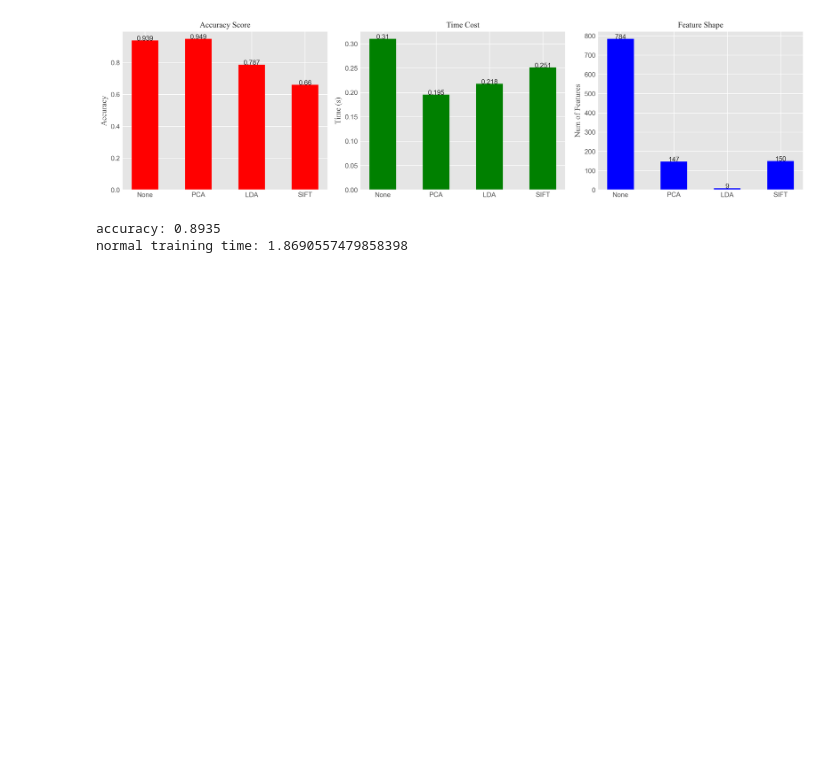
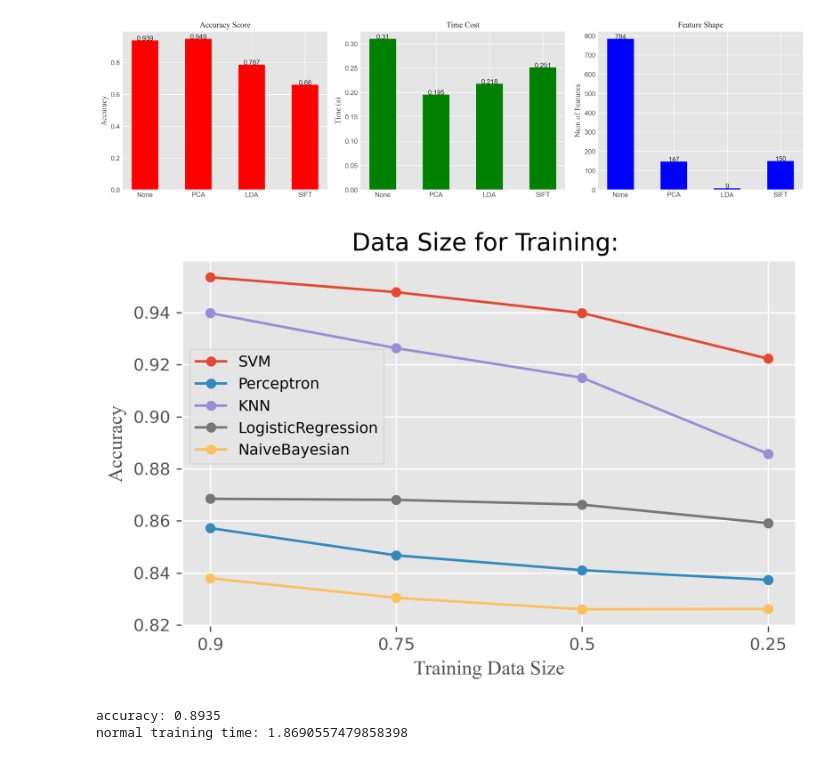
Before and after one commit to wanghchen/CS5487, a Jupyter notebook: Project/CS5487_project.ipynb, the cells around one changed output. Cells and saved outputs as stored; diff of their text form; code cells hidden in the pictures; blank space fills up the shorter version.

```diff
--- a/Project/CS5487_project.ipynb
+++ b/Project/CS5487_project.ipynb
@@ -265,7 +491,7 @@ time: 0.25137763023376464
 feature: 150
 # %%
 X, y = Load_data()
-model_list = ['SVM', 'Perceptron', 'KNN', 'LogisticRegression', 'BayesianRidge']
+model_list = ['SVM', 'Perceptron', 'KNN', 'LogisticRegression', 'NaiveBayesian']
 data_size_list = [0.1, 0.25, 0.5, 0.75]
 model_data_size_dict = {}
 for model in model_list:
@@ -280,18 +506,3 @@ for model in model_list:
         print('accuracy:', np.mean(accuracy_list))
         datasize_accuracy_dict[1-data_size] = np.mean(accuracy_list)
     model_data_size_dict[model] = datasize_accuracy_dict
-# %%
-font = {"size": 12,
-        "family": 'Times New Roman'}
-
-plt.style.use(style='ggplot')
-plt.figure(figsize=(6, 4), dpi=300)
-for key, value in model_data_size_dict.items():
-    # plt.subplot(2, 2, count)
-    plt.plot(list(value.keys()), list(value.values()), label=key, marker='.', markersize=10)
-
-    plt.title('Data Size for Training: ')
-plt.ylabel('Accuracy', fontdict=font)
-plt.xlabel('Data Size', fontdict=font)
-plt.legend(loc=6, fontsize=9, frameon=True, bbox_to_anchor=(0,0.62))
-plt.tight_layout()
@@ -352,6 +567,24 @@ for x,y in zip(range(len(feature_dict)),feature_dict.values()):
 plt.tight_layout()
 # %% [output]
 [figure]
+# %%
+font = {"size": 12,
+        "family": 'Times New Roman'}
+
+plt.style.use(style='ggplot')
+plt.figure(figsize=(6, 4), dpi=300)
+for key, value in model_data_size_dict.items():
+    # plt.subplot(2, 2, count)
+    plt.plot(range(len(list(value.keys()))), list(value.values()), label=key, marker='.', markersize=10)
+
+plt.title('Data Size for Training: ')
+plt.xticks(range(len(model_data_size_dict['SVM'])), list(model_data_size_dict['SVM'].keys()))
+plt.ylabel('Accuracy', fontdict=font)
+plt.xlabel('Training Data Size', fontdict=font)
+plt.legend(loc=6, fontsize=9, frameon=True, bbox_to_anchor=(0, 0.6))
+plt.tight_layout()
+# %% [output]
+[figure, added]
 # %%
 data_size = [0.1, 0.25, 0.5, 0.75, 1]
 # %%
```
Also changed, not shown: parts of 19 cells of this notebook, 5 other files.
